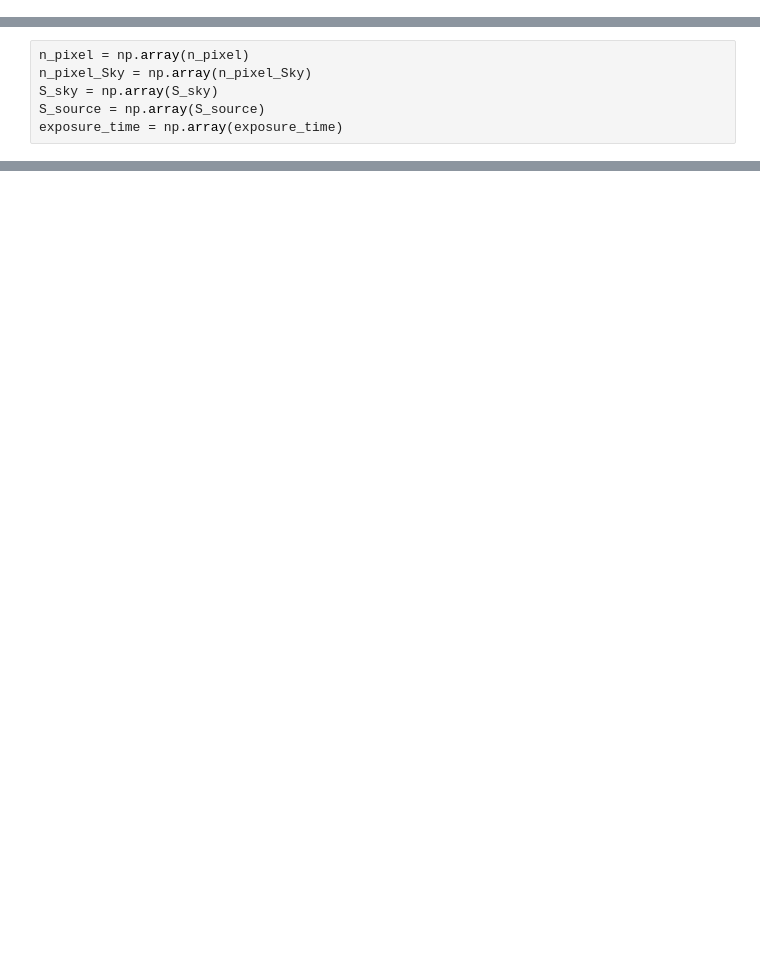
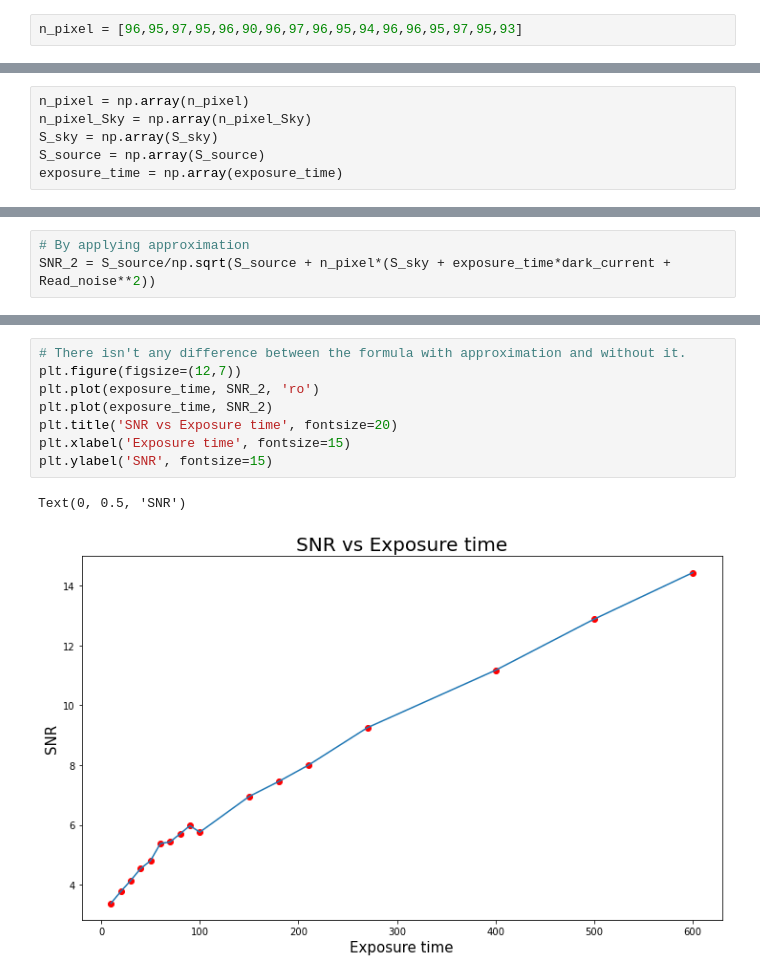
Before and after one commit to halehhajizadeh/SNR-and-Exposure, a Jupyter notebook: SNR_Exposure.ipynb, the cells around one changed output, grey strips where cells are left out. Saved outputs shown, nothing was run; the diff lists cells and outputs as text; blank space fills up the shorter version.

```diff
--- a/SNR_Exposure.ipynb
+++ b/SNR_Exposure.ipynb
@@ -16,0 +9,2 @@ S_sky = [1116.53,1291.2,1477,1648.53,1810.83,1993.36,2140.3,2352.54,2480.11,1782
+# %%
+n_pixel = [96,95,97,95,96,90,96,97,96,95,94,96,96,95,97,95,93]
@@ -31,0 +26,3 @@ array([ 9.05358541, 12.51698985, 23.88451542, 18.2246426 , 28.54109958,
+# %%
+# By applying approximation
+SNR_2 = S_source/np.sqrt(S_source + n_pixel*(S_sky + exposure_time*dark_current + Read_noise**2))
@@ -40,0 +53,11 @@ Text(0, 0.5, 'SNR')
+# %%
+# There isn't any difference between the formula with approximation and without it.
+plt.figure(figsize=(12,7))
+plt.plot(exposure_time, SNR_2, 'ro')
+plt.plot(exposure_time, SNR_2)
+plt.title('SNR vs Exposure time', fontsize=20)
+plt.xlabel('Exposure time', fontsize=15)
+plt.ylabel('SNR', fontsize=15)
+# %% [output]
+Text(0, 0.5, 'SNR')
+[figure, added]
```
Also changed, not shown: parts of 13 cells of this notebook.
